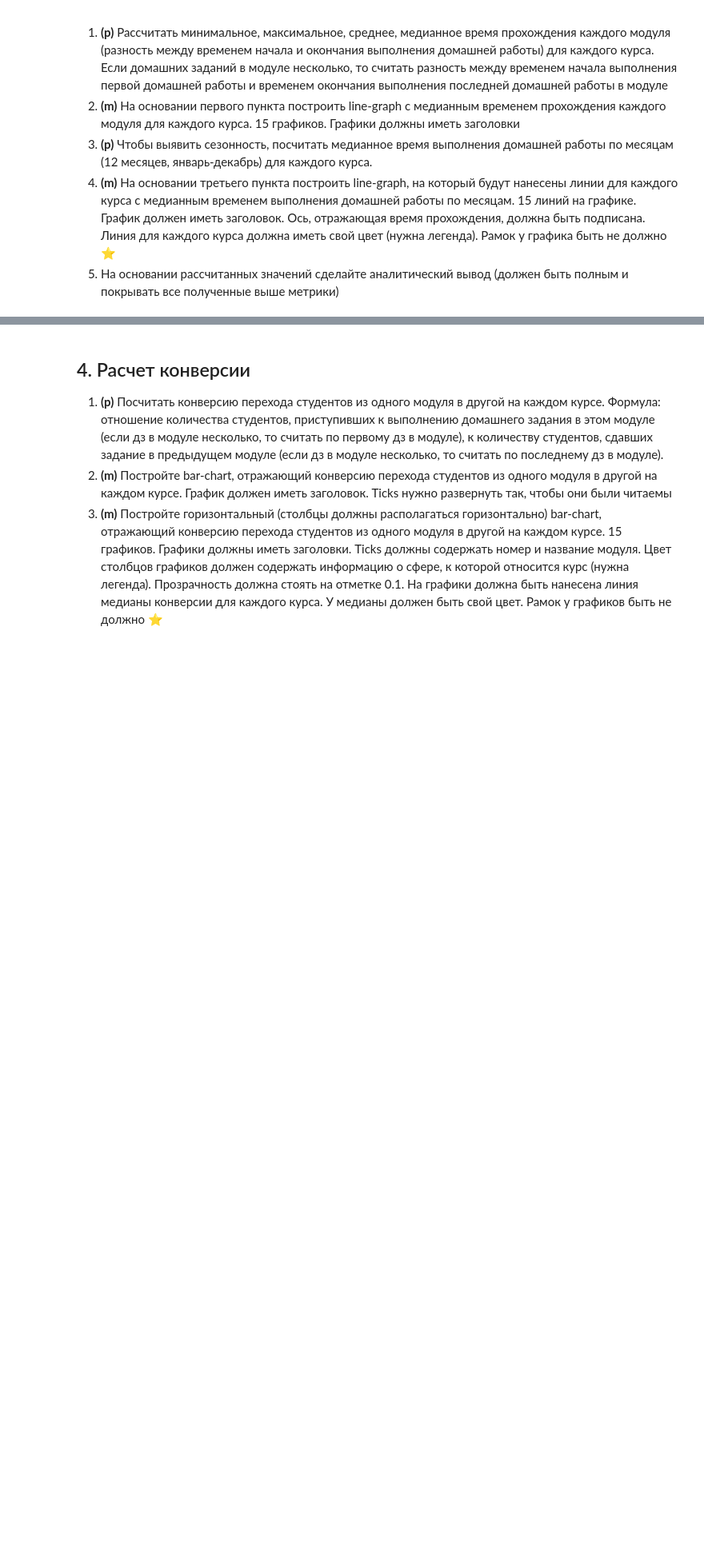
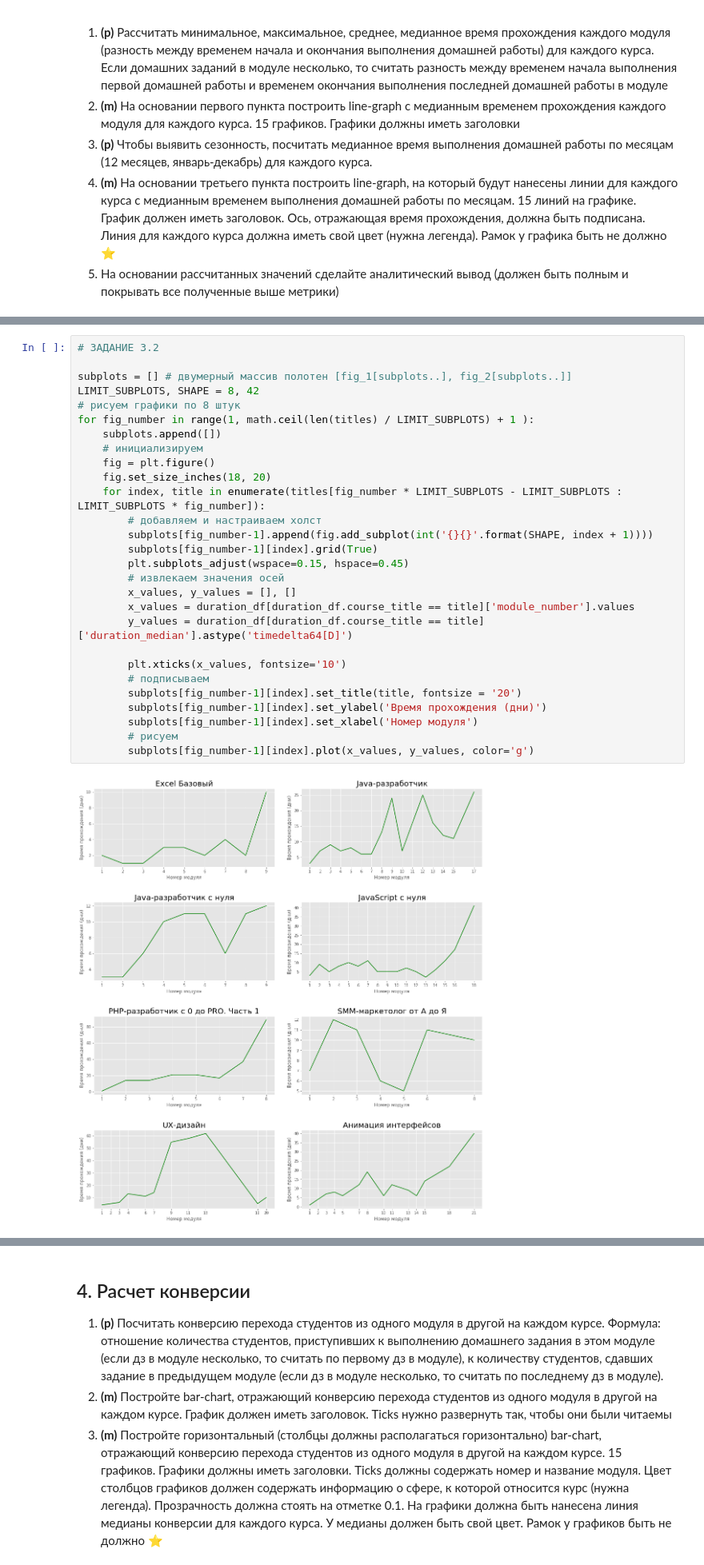
Before and after one commit to Dreeamcatcher/repo, a Jupyter notebook: skillbox/Data analytics - junior/course works/1/Coursework_analytics_1.ipynb, the cells around one changed output, grey strips where cells are left out. Shown at 80% size. Cells and saved outputs as stored; diff of their text form; blank space fills up the shorter version.

```diff
--- a/skillbox/Data analytics - junior/course works/1/Coursework_analytics_1.ipynb
+++ b/skillbox/Data analytics - junior/course works/1/Coursework_analytics_1.ipynb
@@ -546,0 +549,30 @@ duration_df.head(10)
+# %%
+# ЗАДАНИЕ 3.2
+
+subplots = [] # двумерный массив полотен [fig_1[subplots..], fig_2[subplots..]]
+LIMIT_SUBPLOTS, SHAPE = 8, 42
+# рисуем графики по 8 штук
+for fig_number in range(1, math.ceil(len(titles) / LIMIT_SUBPLOTS) + 1 ):
+    subplots.append([])
+    # инициализируем
+    fig = plt.figure()
+    fig.set_size_inches(18, 20)
+    for index, title in enumerate(titles[fig_number * LIMIT_SUBPLOTS - LIMIT_SUBPLOTS : LIMIT_SUBPLOTS * fig_number]):
+        # добавляем и настраиваем холст
+        subplots[fig_number-1].append(fig.add_subplot(int('{}{}'.format(SHAPE, index + 1))))
+        subplots[fig_number-1][index].grid(True)
+        plt.subplots_adjust(wspace=0.15, hspace=0.45)
+        # извлекаем значения осей
+        x_values, y_values = [], []
+        x_values = duration_df[duration_df.course_title == title]['module_number'].values
+        y_values = duration_df[duration_df.course_title == title]['duration_median'].astype('timedelta64[D]')
+
+        plt.xticks(x_values, fontsize='10')
+        # подписываем
+        subplots[fig_number-1][index].set_title(title, fontsize = '20')
+        subplots[fig_number-1][index].set_ylabel('Время прохождения (дни)')
+        subplots[fig_number-1][index].set_xlabel('Номер модуля')
+        # рисуем
+        subplots[fig_number-1][index].plot(x_values, y_values, color='g')
+# %% [output]
+[figure, added]
```
Also changed, not shown: parts of 3 cells of this notebook.
